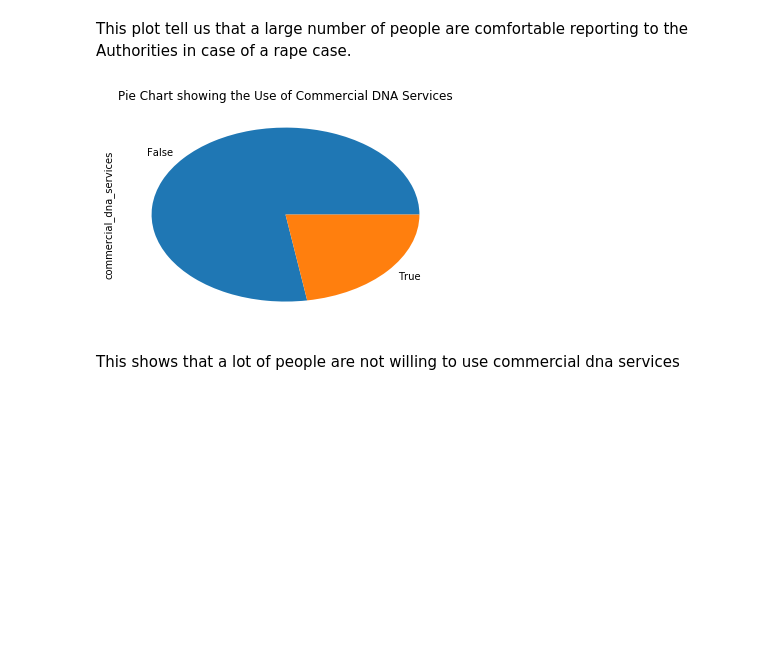
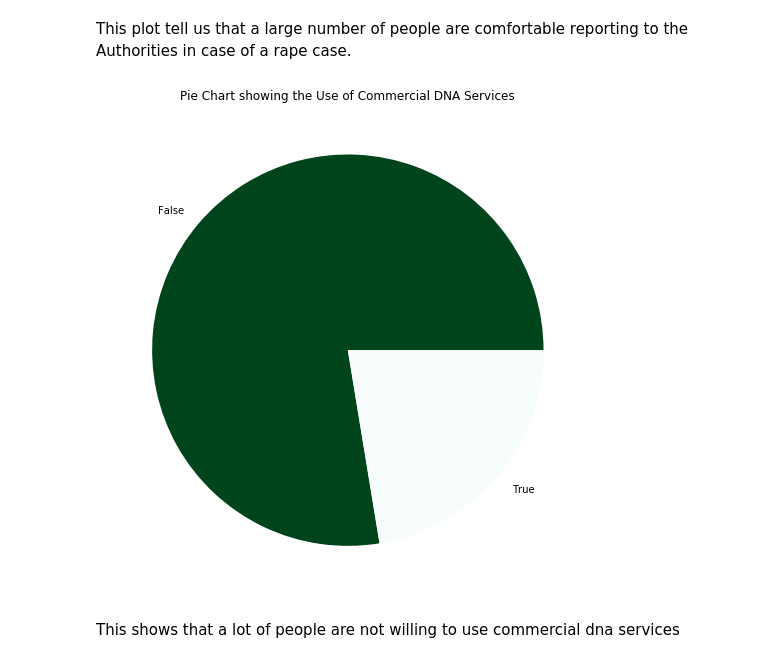
Before and after one commit to Uchencho/Analysis_On_Sexual_Assault_Victims, a Jupyter notebook: Uche_Sexual_Assault_Analysis.ipynb, the cells around one changed output. Drawn from its saved outputs; the diff is of its cells as text; code cells hidden in the pictures; blank space fills up the shorter version.

```diff
--- a/Uche_Sexual_Assault_Analysis.ipynb
+++ b/Uche_Sexual_Assault_Analysis.ipynb
@@ -345,10 +357,14 @@ plt.show()
 # %% [markdown]
 This plot tell us that a large number of people are comfortable reporting to the Authorities in case of a rape case.
 # %%
-data['commercial_dna_services'].value_counts().plot(kind = 'pie', title = 'Pie Chart showing the Use of Commercial DNA Services')
+data['commercial_dna_services'].value_counts().plot(kind = 'pie',
+                                                    title = 'Pie Chart showing the Use of Commercial DNA Services',
+                                                   figsize = (9,9),
+                                                   colormap = plt.cm.BuGn_r)
+plt.ylabel('')
 plt.show()
 # %% [output]
-[figure, old version]
+[figure, new version]
 # %% [markdown]
 This shows that a lot of people are not willing to use commercial dna services
 # %%
```
Also changed, not shown: parts of 24 cells of this notebook.
